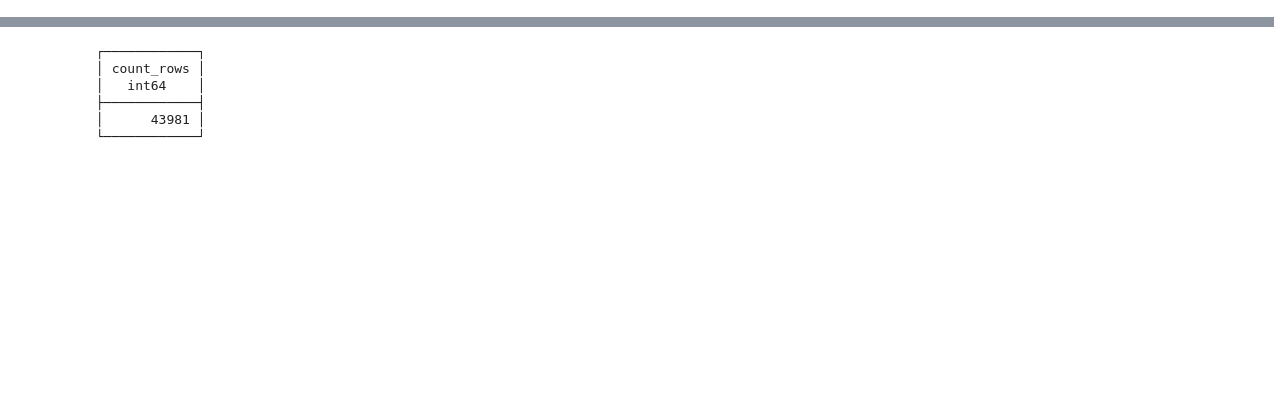
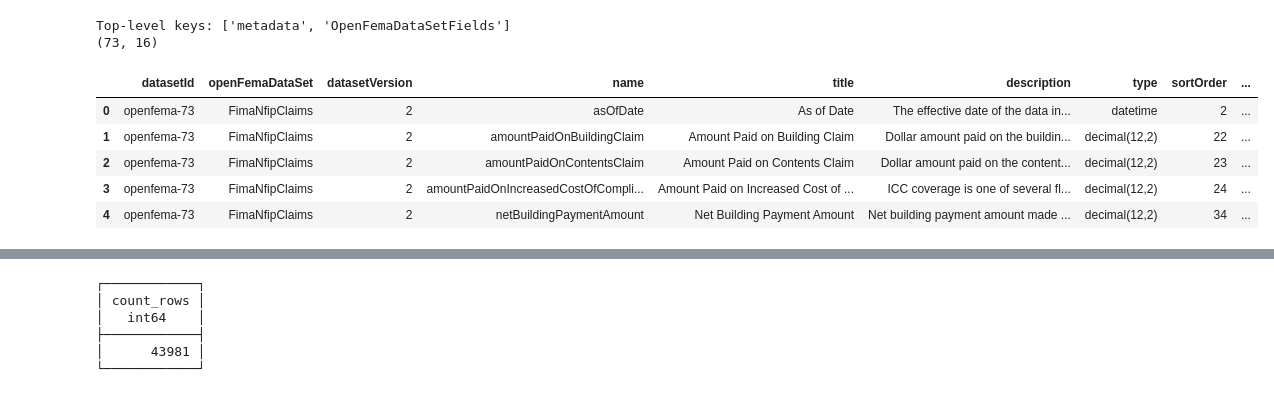
Before and after one commit to mebauer/nfip-datasets, a Jupyter notebook: download-examples.ipynb, the cells around one changed output, grey strips where cells are left out. Drawn from its saved outputs; the diff is of its cells as text; code cells hidden in the pictures; blank space fills up the shorter version.

```diff
--- a/download-examples.ipynb
+++ b/download-examples.ipynb
@@ -226,0 +217,37 @@ https://www.fema.gov/openfema-data-page/fima-nfip-redacted-claims-v2
+# %%
+# NFIP Claims
+
+# dataset name
+name = "FimaNfipClaims"
+version = "2"
+
+# construct url
+url = (
+    "https://www.fema.gov/api/open/v1/OpenFemaDataSetFields"
+    f"?$filter=openFemaDataSet%20eq%20%27{name}%27%20and%20datasetVersion%20eq%20{version}"
+)
+
+# specify outfile path
+outfile = "data/data-dictionary-claims.csv"
+
+# GET request with dataset fields API
+response = requests.get(url)
+data = response.json()
+print("Top-level keys:", list(data.keys()))
+
+# transform to dataframe
+fields_df = pd.DataFrame(data['OpenFemaDataSetFields'])
+fields_df.to_csv(outfile, index=False)
+
+# preview data
+print(fields_df.shape)
+fields_df.head()
+# %% [output]
+Top-level keys: ['metadata', 'OpenFemaDataSetFields']
+(73, 16)
+|  | datasetId | openFemaDataSet | datasetVersion | name | title | description | type | sortOrder | ... |
+| 0 | openfema-73 | FimaNfipClaims | 2 | asOfDate | As of Date | The effective date of the data in... | datetime | 2 | ... |
+| 1 | openfema-73 | FimaNfipClaims | 2 | amountPaidOnBuildingClaim | Amount Paid on Building Claim | Dollar amount paid on the buildin... | decimal(12,2) | 22 | ... |
+| 2 | openfema-73 | FimaNfipClaims | 2 | amountPaidOnContentsClaim | Amount Paid on Contents Claim | Dollar amount paid on the content... | decimal(12,2) | 23 | ... |
+| 3 | openfema-73 | FimaNfipClaims | 2 | amountPaidOnIncreasedCostOfCompli... | Amount Paid on Increased Cost of ... | ICC coverage is one of several fl... | decimal(12,2) | 24 | ... |
+| 4 | openfema-73 | FimaNfipClaims | 2 | netBuildingPaymentAmount | Net Building Payment Amount | Net building payment amount made ... | decimal(12,2) | 34 | ... |
```
Also changed, not shown: parts of 71 cells of this notebook, 5 other files.
